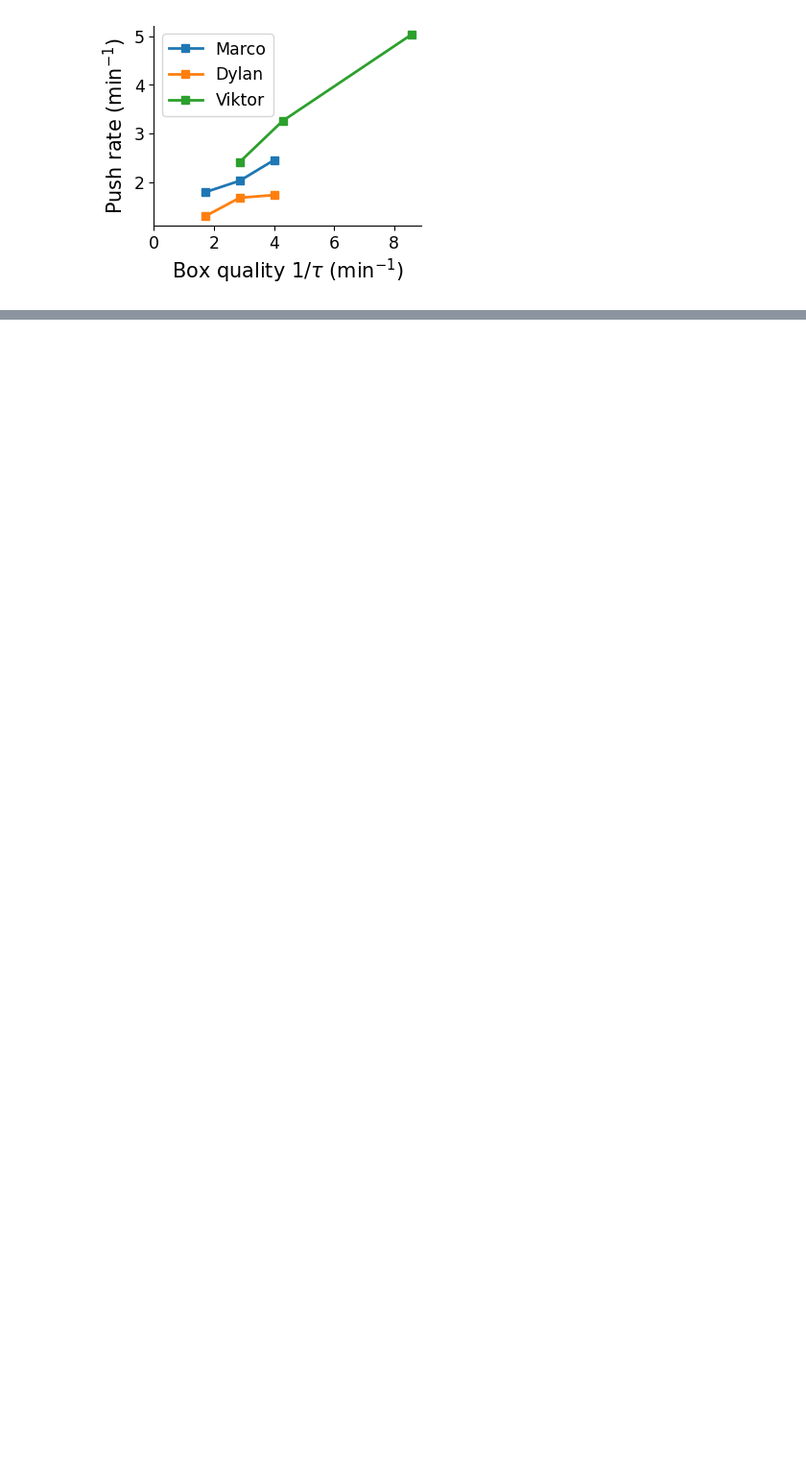
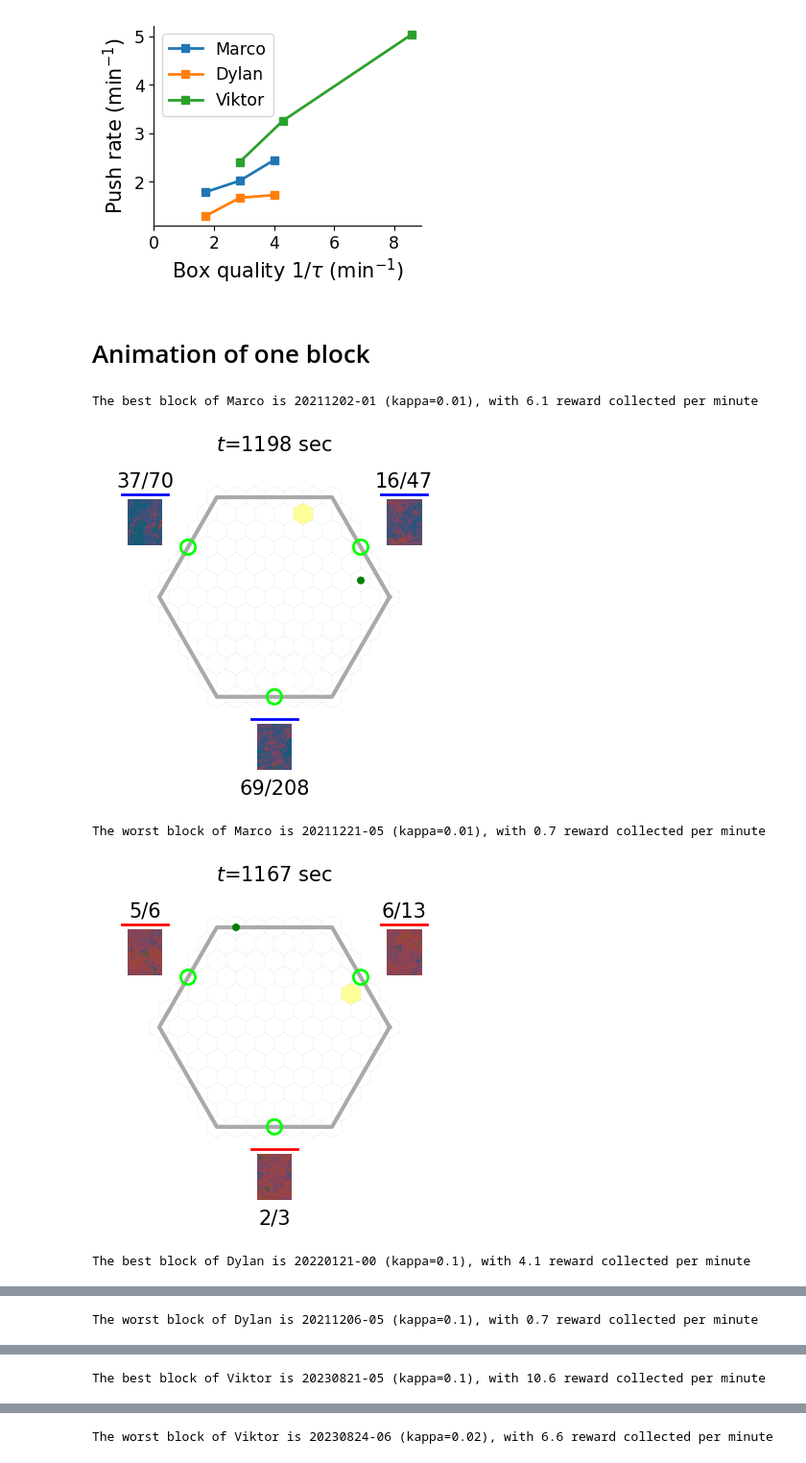
Before and after one commit to XaqLab/hex-arena, a Jupyter notebook: data-overview.ipynb, the cells around one changed output, grey strips where cells are left out. Shown at 96% size. Cells and saved outputs as stored; diff of their text form; code cells hidden in the pictures; blank space fills up the shorter version.

```diff
--- a/data-overview.ipynb
+++ b/data-overview.ipynb
@@ -97,2 +102,42 @@ plt.show()
 # %% [output]
 [figure]
+# %% [markdown]
+# Animation of one block
+# %%
+from hexarena.utils import get_valid_blocks
+
+for subject in kappas:
+    # gather block information and sort them by performance
+    block_infos = get_valid_blocks(subject)
+    block_ids = []
+    for kappa in kappas[subject]:
+        block_ids += get_block_ids(subject, kappa, min_pos_ratio=0.05, min_gaze_ratio=0)
+    reward_rates = []
+    for block_id in block_ids:
+        block_info = block_infos[block_id]
+        reward_rates.append(block_info['reward']/block_info['duration'])
+    block_ids, reward_rates = zip(*sorted(zip(block_ids, reward_rates), key=lambda x: x[1]))
+
+    # create animation for the best and worst block
+    for tag in ['best', 'worst']:
+        if tag=='best':
+            i = -1
+        if tag=='worst':
+            i = 0
+        print('The {} block of {} is {}-{:02d} (kappa={:g}), with {:.1f} reward collected per minute'.format(
+            tag, subject.capitalize(), *block_ids[i], block_infos[block_ids[i]]['kappa'], reward_rates[i]*60,
+        ))
+        block_data = load_monkey_data(subject, *block_ids[i])
+        align_monkey_data(block_data)
+        env_data = env.convert_experiment_data(block_data)
+        fig, ani = env.play_episode(**env_data)
+        savename = 'behavior_{}_[{}-{:02d}]'.format(subject, *block_ids[i])
+        ani.save(FIG_DIR/f'{savename}.mp4', dpi=200, fps=12)
+        fig.savefig(FIG_DIR/f'{savename}.svg')
+        plt.show()
+# %% [output]
+The best block of Marco is 20211202-01 (kappa=0.01), with 6.1 reward collected per minute
+[figure, added]
+The worst block of Marco is 20211221-05 (kappa=0.01), with 0.7 reward collected per minute
+[figure, added]
+The best block of Dylan is 20220121-00 (kappa=0.1), with 4.1 reward collected per minute
@@ -98,0 +145 @@ plt.show()
+The worst block of Dylan is 20211206-05 (kappa=0.1), with 0.7 reward collected per minute
@@ -98,0 +147 @@ plt.show()
+The best block of Viktor is 20230821-05 (kappa=0.1), with 10.6 reward collected per minute
@@ -98,0 +149 @@ plt.show()
+The worst block of Viktor is 20230824-06 (kappa=0.02), with 6.6 reward collected per minute
```
Also changed, not shown: parts of 9 cells of this notebook, 6 other files.
